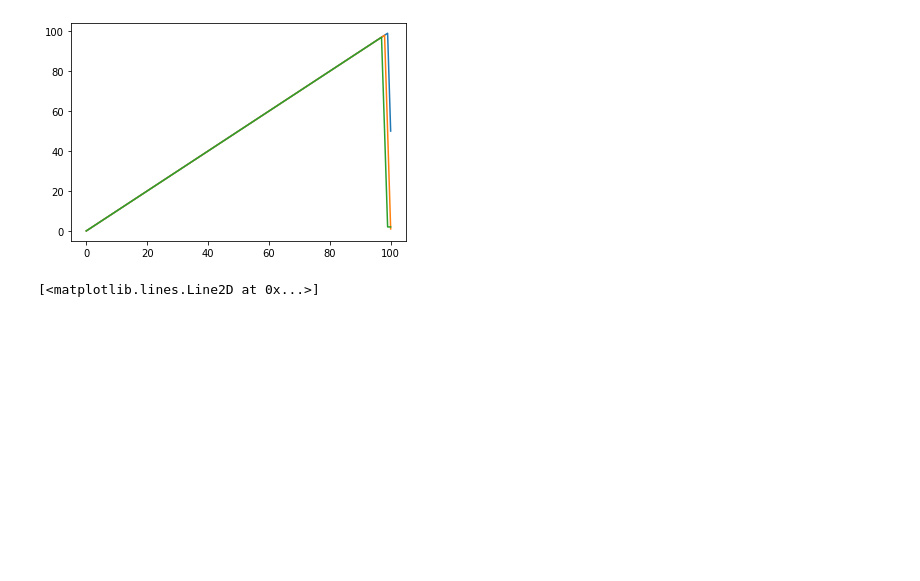
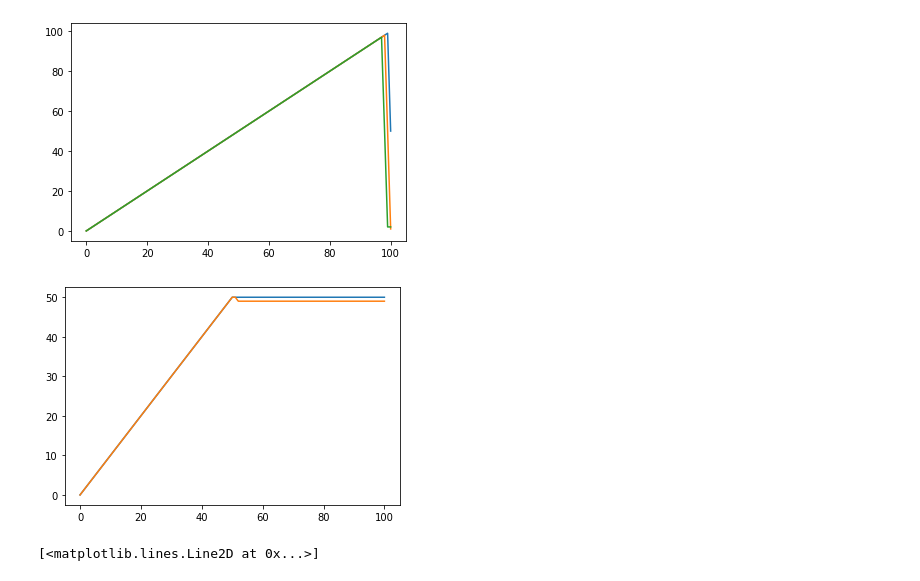
Before and after one commit to basm92/micro2_gametheory, a Jupyter notebook: Game theory assignment 1.ipynb, the cells around one changed output. Saved outputs shown, nothing was run; the diff lists cells and outputs as text; code cells hidden in the pictures; blank space fills up the shorter version.

Commit message:
upd plot + pdf

```diff
--- a/Game theory assignment 1.ipynb
+++ b/Game theory assignment 1.ipynb
@@ -37,6 +37,16 @@ plt.plot([profit1(x, a2) for x in a1])
 # %% [output]
 [<matplotlib.lines.Line2D at 0x...>]
 [figure]
+# %%
+a2 = 50
+plt.plot([profit1(x, a2) for x in a1])
+
+a2 = 51
+plt.plot([profit1(x, a2) for x in a1])
+
+plt.savefig('plot_payoffs.png')
+# %% [output]
+[figure, added]
 # %%
 def plot_pi_1(q2, q3):
     root = (a - b*q2 - b*q3 - c)/b
```
Also changed, not shown: parts of 2 cells of this notebook, 1 other file.
